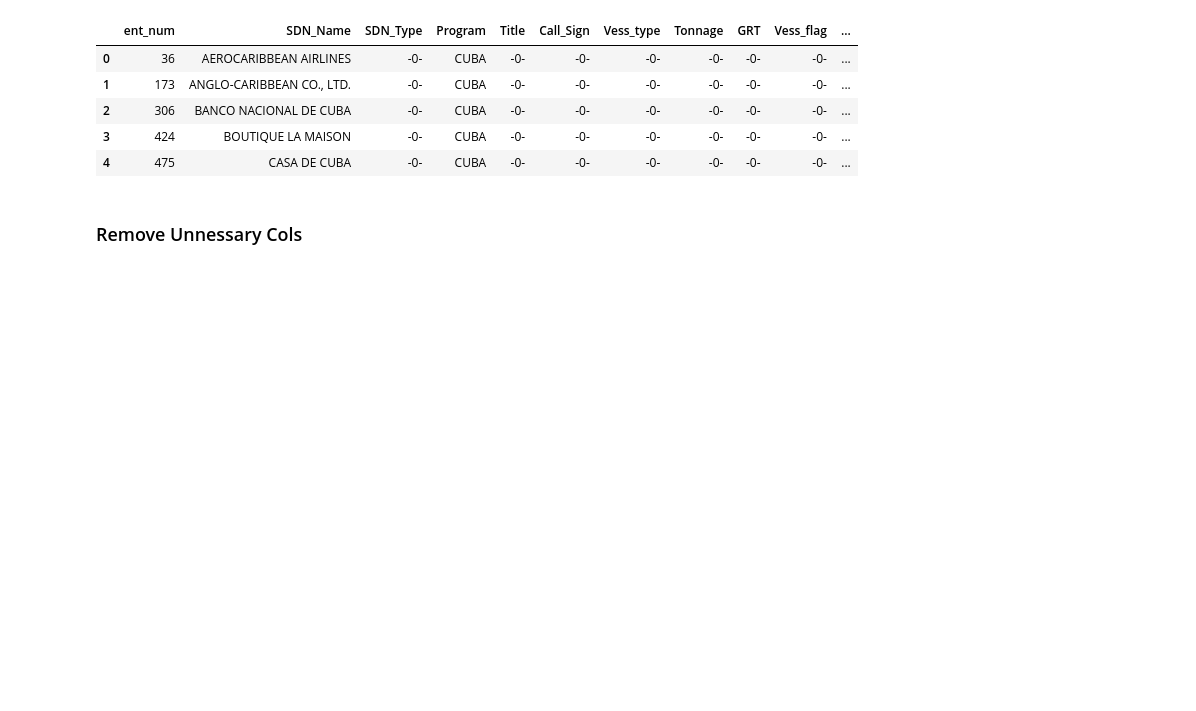
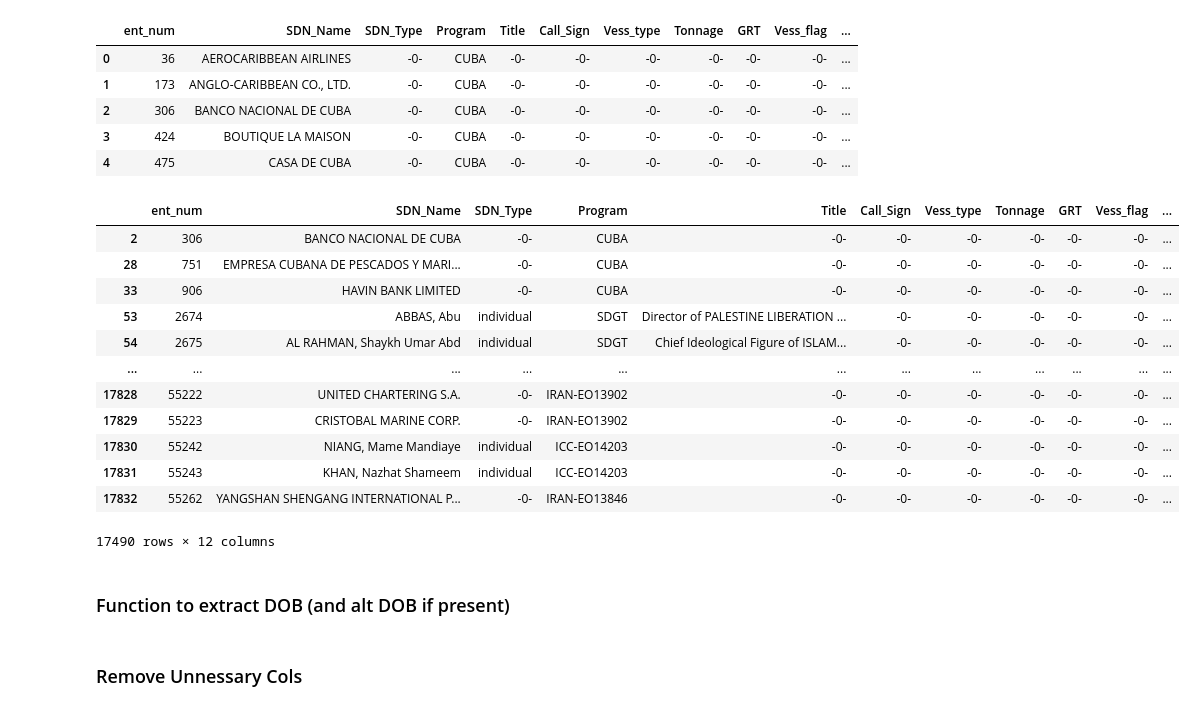
Before and after one commit to Mursalin1011/data-cleaning-sanction-list, a Jupyter notebook: sdn/SDN-fixes.ipynb, the cells around one changed output. Saved outputs shown, nothing was run; the diff lists cells and outputs as text; code cells hidden in the pictures; blank space fills up the shorter version.

```diff
--- a/sdn/SDN-fixes.ipynb
+++ b/sdn/SDN-fixes.ipynb
@@ -24,3 +24,22 @@ df.head(5)
 | 2 | 306 | BANCO NACIONAL DE CUBA | -0- | CUBA | -0- | -0- | -0- | -0- | -0- | -0- | ... |
 | 3 | 424 | BOUTIQUE LA MAISON | -0- | CUBA | -0- | -0- | -0- | -0- | -0- | -0- | ... |
 | 4 | 475 | CASA DE CUBA | -0- | CUBA | -0- | -0- | -0- | -0- | -0- | -0- | ... |
+# %%
+remarks_not_null = df[
+    df["Remarks"].notna() & (df["Remarks"].str.strip() != "-0-")
+]
+remarks_not_null
+# %% [output]
+|  | ent_num | SDN_Name | SDN_Type | Program | Title | Call_Sign | Vess_type | Tonnage | GRT | Vess_flag | ... |
+| 2 | 306 | BANCO NACIONAL DE CUBA | -0- | CUBA | -0- | -0- | -0- | -0- | -0- | -0- | ... |
+| 28 | 751 | EMPRESA CUBANA DE PESCADOS Y MARI... | -0- | CUBA | -0- | -0- | -0- | -0- | -0- | -0- | ... |
+| 33 | 906 | HAVIN BANK LIMITED | -0- | CUBA | -0- | -0- | -0- | -0- | -0- | -0- | ... |
+| 53 | 2674 | ABBAS, Abu | individual | SDGT | Director of PALESTINE LIBERATION ... | -0- | -0- | -0- | -0- | -0- | ... |
+| 54 | 2675 | AL RAHMAN, Shaykh Umar Abd | individual | SDGT | Chief Ideological Figure of ISLAM... | -0- | -0- | -0- | -0- | -0- | ... |
+| ... | ... | ... | ... | ... | ... | ... | ... | ... | ... | ... | ... |
+| 17828 | 55222 | UNITED CHARTERING S.A. | -0- | IRAN-EO13902 | -0- | -0- | -0- | -0- | -0- | -0- | ... |
+| 17829 | 55223 | CRISTOBAL MARINE CORP. | -0- | IRAN-EO13902 | -0- | -0- | -0- | -0- | -0- | -0- | ... |
+| 17830 | 55242 | NIANG, Mame Mandiaye | individual | ICC-EO14203 | -0- | -0- | -0- | -0- | -0- | -0- | ... |
+| 17831 | 55243 | KHAN, Nazhat Shameem | individual | ICC-EO14203 | -0- | -0- | -0- | -0- | -0- | -0- | ... |
+| 17832 | 55262 | YANGSHAN SHENGANG INTERNATIONAL P... | -0- | IRAN-EO13846 | -0- | -0- | -0- | -0- | -0- | -0- | ... |
+17490 rows × 12 columns
@@ -26,0 +50,2 @@ df.head(5)
+# %% [markdown]
+### Function to extract DOB (and alt DOB if present)
```
Also changed, not shown: parts of 6 cells of this notebook, 3 other files.
